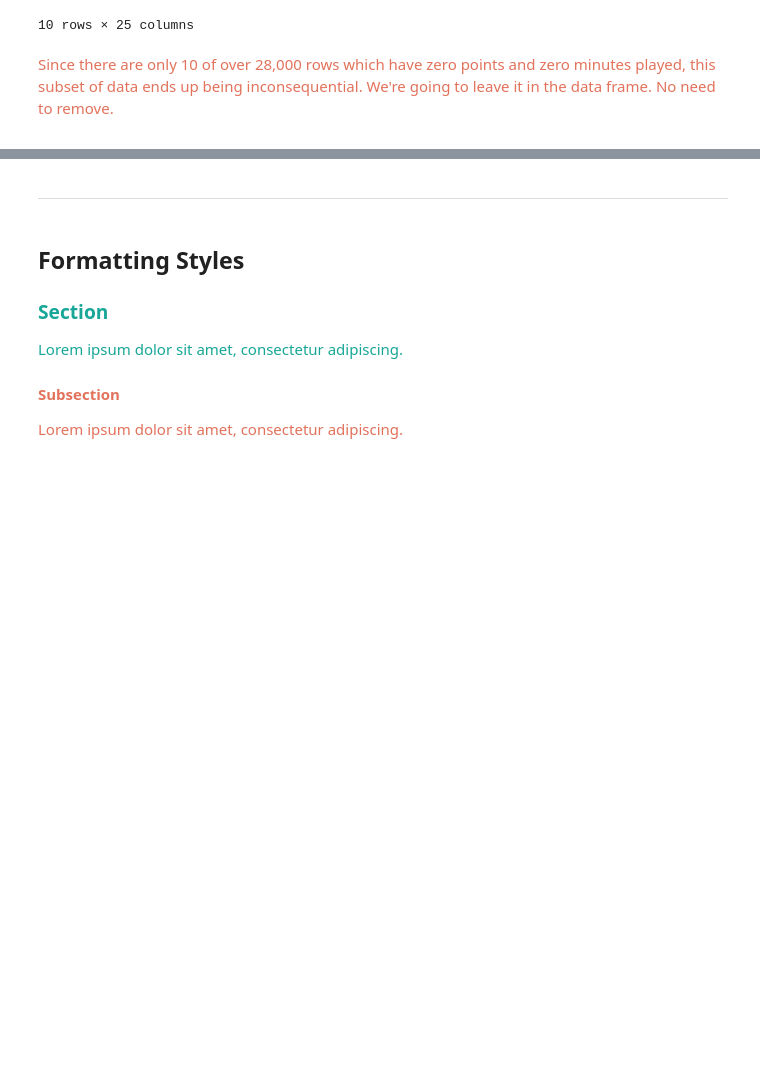
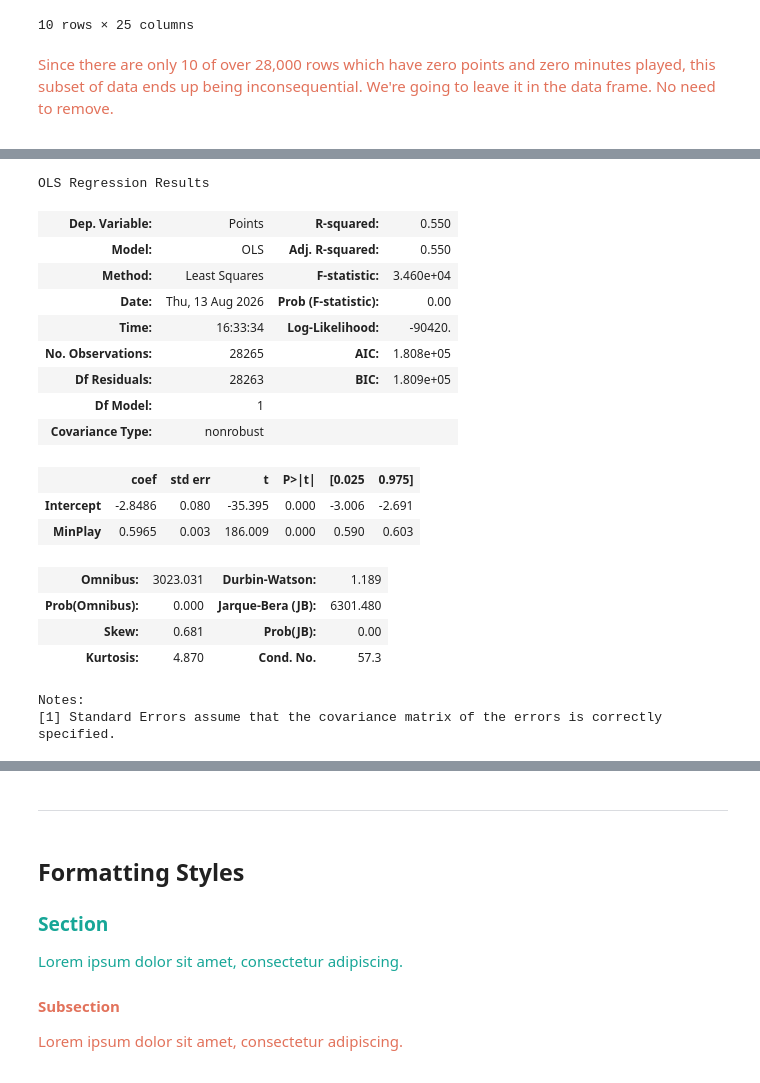
Before and after one commit to awomann/nba-prediction, a Jupyter notebook: Desktop/Coding/NBA Prediction/NBA_Predictive_Analytics.ipynb, the cells around one changed output, grey strips where cells are left out. Saved outputs shown, nothing was run; the diff lists cells and outputs as text; code cells hidden in the pictures; blank space fills up the shorter version.

```diff
--- a/Desktop/Coding/NBA Prediction/NBA_Predictive_Analytics.ipynb
+++ b/Desktop/Coding/NBA Prediction/NBA_Predictive_Analytics.ipynb
@@ -554,0 +565,23 @@ Since there are only 10 of over 28,000 rows which have zero points and zero minu
+# %%
+model = smf.ols('Points ~ MinPlay', data = new_df).fit()
+model.summary()
+# %% [output]
+OLS Regression Results
+| Dep. Variable: | Points | R-squared: | 0.550 |
+| Model: | OLS | Adj. R-squared: | 0.550 |
+| Method: | Least Squares | F-statistic: | 3.460e+04 |
+| Date: | Thu, 13 Aug 2026 | Prob (F-statistic): | 0.00 |
+| Time: | 16:33:34 | Log-Likelihood: | -90420. |
+| No. Observations: | 28265 | AIC: | 1.808e+05 |
+| Df Residuals: | 28263 | BIC: | 1.809e+05 |
+| Df Model: | 1 |  |  |
+| Covariance Type: | nonrobust |  |  |
+|  | coef | std err | t | P>|t| | [0.025 | 0.975] |
+| Intercept | -2.8486 | 0.080 | -35.395 | 0.000 | -3.006 | -2.691 |
+| MinPlay | 0.5965 | 0.003 | 186.009 | 0.000 | 0.590 | 0.603 |
+| Omnibus: | 3023.031 | Durbin-Watson: | 1.189 |
+| Prob(Omnibus): | 0.000 | Jarque-Bera (JB): | 6301.480 |
+| Skew: | 0.681 | Prob(JB): | 0.00 |
+| Kurtosis: | 4.870 | Cond. No. | 57.3 |
+Notes:
+[1] Standard Errors assume that the covariance matrix of the errors is correctly specified.
```
Also changed, not shown: parts of 9 cells of this notebook.
